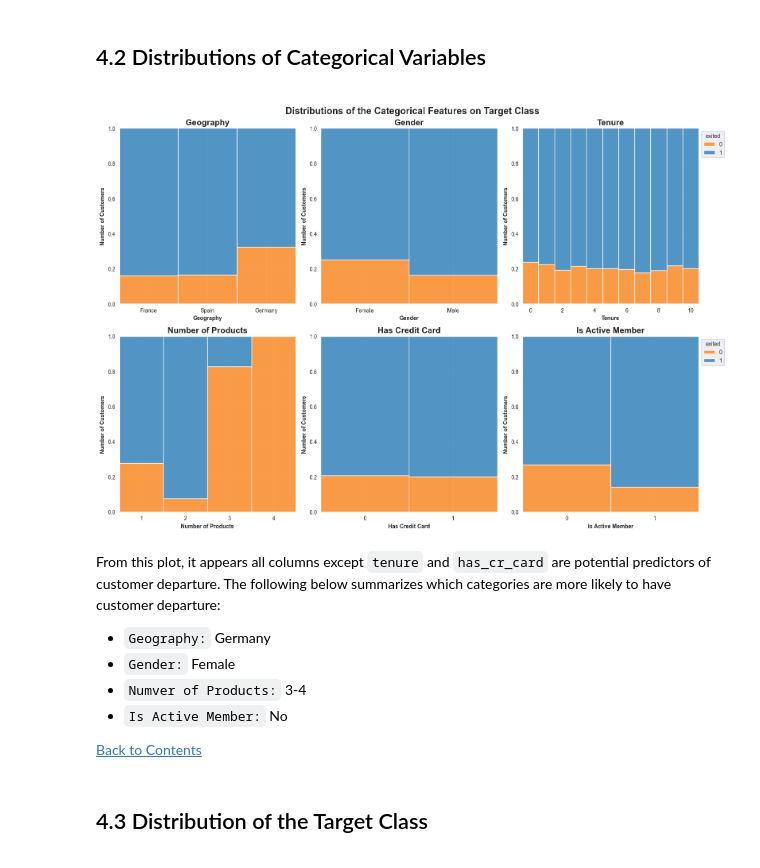
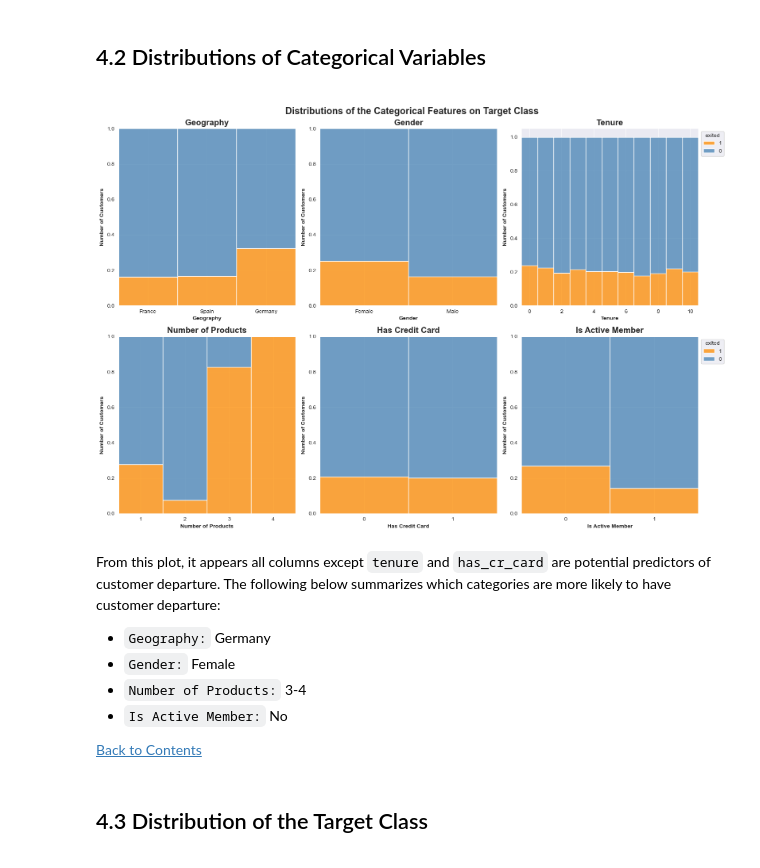
Before and after one commit to MarlowCase/tripleten_datascience_projects, a Jupyter notebook: Sprint_08_Project/Sprint_8_Project.ipynb, the cells around one changed output. Drawn from its saved outputs; the diff is of its cells as text; code cells hidden in the pictures.

```diff
--- a/Sprint_08_Project/Sprint_8_Project.ipynb
+++ b/Sprint_08_Project/Sprint_8_Project.ipynb
@@ -659,46 +659,46 @@ The only thing we will want to apply later is a Log Transformation on `credit_sc
 ## 4.2 Distributions of Categorical Variables ##
 <a id='dis_cat_feats'></a>
 # %%
-
 # column, x-label;
 #changing this to a list caused the axs order to remain the same!
 categorical_features = [
     ('geography', 'Geography'),
     ('gender', 'Gender'),
     ('tenure', 'Tenure'),
     ('num_of_products', 'Number of Products'),
     ('has_cr_card', 'Has Credit Card'),
     ('is_active_member', 'Is Active Member')
 ]
 
 fig, axs = plt.subplots(2, 3, figsize = (16,11))
 fig.suptitle("Distributions of the Categorical Features on Target Class", fontsize = 17, fontweight = 'bold')
 axs = axs.flatten()
 
 for i, (feature, xlabel) in enumerate(categorical_features):
-    sns.histplot(x = data[feature], hue = data['exited'],
-                 multiple = 'fill', discrete = True, ax=axs[i])
+    sns.histplot(x = data[feature], hue = data['exited'], hue_order = [0,1],
+                 palette = {0: 'steelblue', 1: 'darkorange'}, multiple = 'fill',
+                 discrete = True, ax=axs[i])
     axs[i].set_title(xlabel, fontsize = 15, fontweight = 'bold')
     axs[i].set_xlabel(xlabel, fontweight = 'bold')
     axs[i].set_ylabel("Number of Customers", fontweight = 'bold')
 
     if i == 2 or i == 5:
-        axs[i].legend(title = 'exited', labels = [0,1], loc = 'upper left', bbox_to_anchor=(1,1))
+        axs[i].legend(title = 'exited', labels = [1,0], loc = 'upper left', bbox_to_anchor=(1,1))
     else:
         axs[i].get_legend().remove()
 
 axs[3].set_xticks([x for x in range(1,5)])
 axs[4].set_xticks([0,1], [0,1])
 axs[5].set_xticks([0,1], [0,1])
 plt.tight_layout()
 plt.show()
 # %% [output]
-[figure, old version]
+[figure, new version]
 # %% [markdown]
 From this plot, it appears all columns except `tenure` and `has_cr_card` are potential predictors of customer departure. The following below summarizes which categories are more likely to have customer departure:
 - `Geography:` Germany
 - `Gender:` Female
--  `Numver of Products:` 3-4
+-  `Number of Products:` 3-4
 -  `Is Active Member:` No
 
 [Back to Contents](#contents)
```
Also changed, not shown: parts of 5 cells of this notebook, 14 other files.
